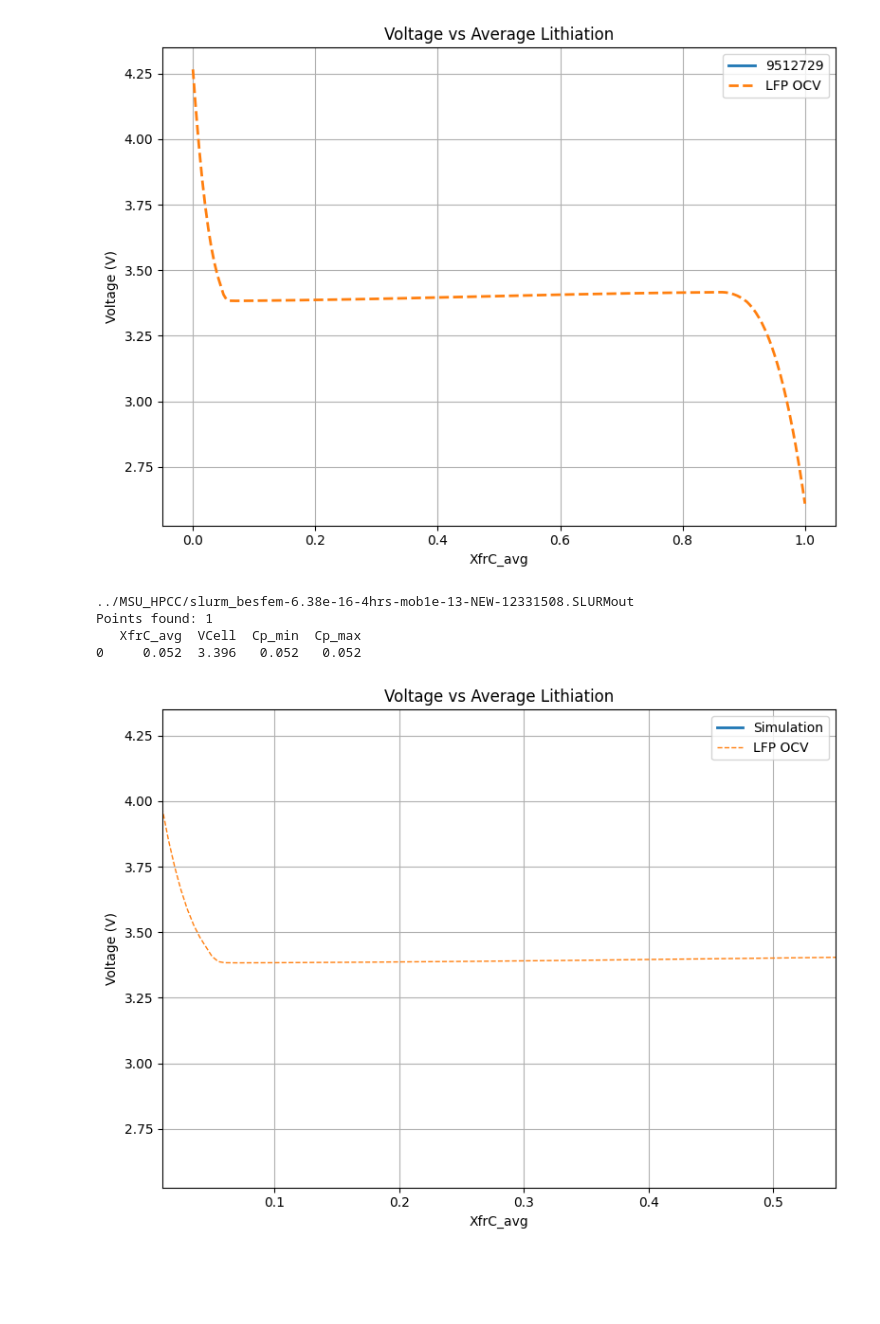
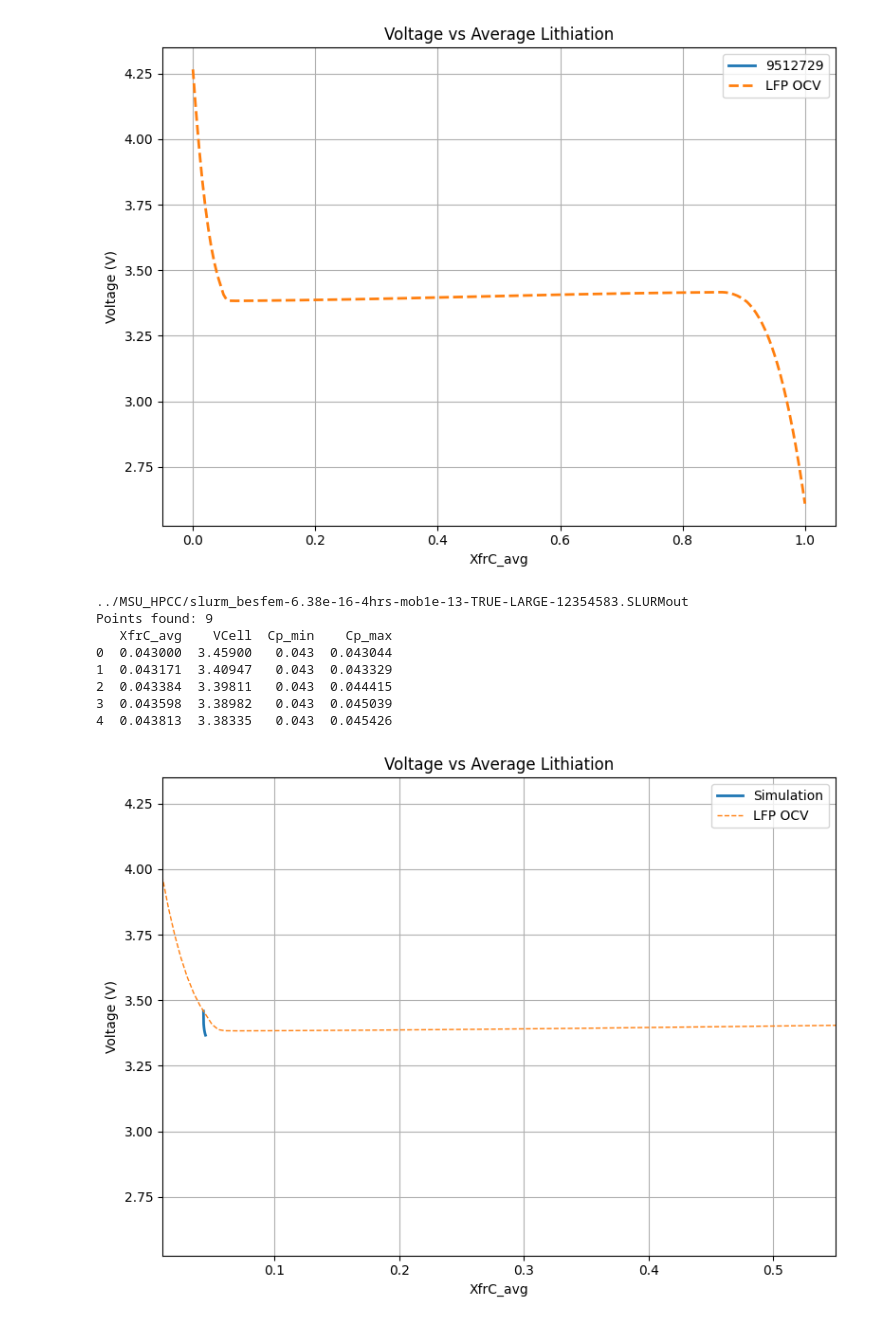
Before and after one commit to trahman64/BESFEM, a Jupyter notebook: plotting/OCV_CellVoltage.ipynb, the cells around one changed output. Drawn from its saved outputs; the diff is of its cells as text; code cells hidden in the pictures; blank space fills up the shorter version.

Commit message:
updates for LFP - true

```diff
--- a/plotting/OCV_CellVoltage.ipynb
+++ b/plotting/OCV_CellVoltage.ipynb
@@ -319,7 +319,7 @@ def load_data(file_path):
 # ============================================================
 
 df1 = load_data(
-    "../MSU_HPCC/slurm_besfem-6.38e-16-4hrs-mob1e-13-NEW-12331508.SLURMout"
+    "../MSU_HPCC/slurm_besfem-6.38e-16-4hrs-mob1e-13-TRUE-LARGE-12354583.SLURMout"
 )
 
 # ============================================================
@@ -373,35 +373,39 @@ plt.show()
 # plt.plot(
 #     df1["XfrC_avg"],
 #     df1["Cp_min"],
 #     linewidth=2,
 #     label="Cp_min"
 # )
 
 # plt.plot(
 #     df1["XfrC_avg"],
 #     df1["Cp_max"],
 #     linewidth=2,
 #     label="Cp_max"
 # )
 
 # plt.plot(
 #     df1["XfrC_avg"],
 #     df1["XfrC_avg"],
 #     "--",
 #     linewidth=2,
 #     label="XfrC_avg"
 # )
 
 # plt.xlabel("XfrC_avg")
 # plt.ylabel("Concentration")
 # plt.title("LFP Concentration Spread")
 # plt.grid(True)
 # plt.legend()
 # plt.tight_layout()
 # plt.show()
 # %% [output]
-../MSU_HPCC/slurm_besfem-6.38e-16-4hrs-mob1e-13-NEW-12331508.SLURMout
-Points found: 1
-   XfrC_avg  VCell  Cp_min  Cp_max
-0     0.052  3.396   0.052   0.052
+../MSU_HPCC/slurm_besfem-6.38e-16-4hrs-mob1e-13-TRUE-LARGE-12354583.SLURMout
+Points found: 9
+   XfrC_avg    VCell  Cp_min    Cp_max
+0  0.043000  3.45900   0.043  0.043044
+1  0.043171  3.40947   0.043  0.043329
+2  0.043384  3.39811   0.043  0.044415
+3  0.043598  3.38982   0.043  0.045039
+4  0.043813  3.38335   0.043  0.045426
-[figure, old version]
+[figure, new version]
```
Also changed, not shown: 4 other files.
